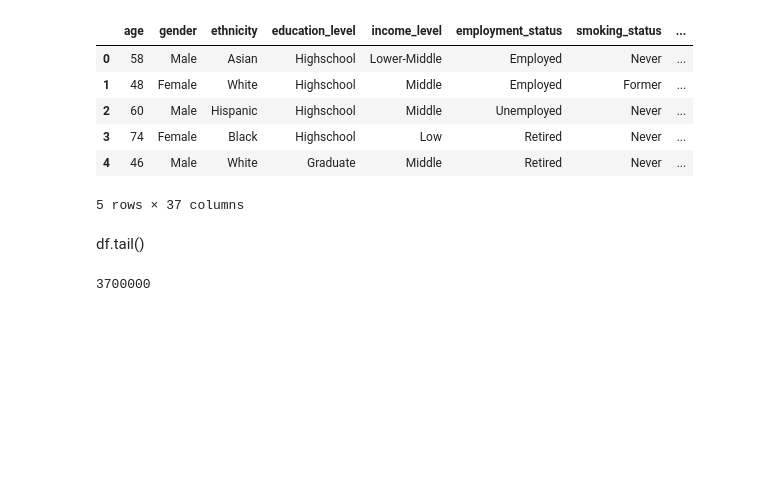
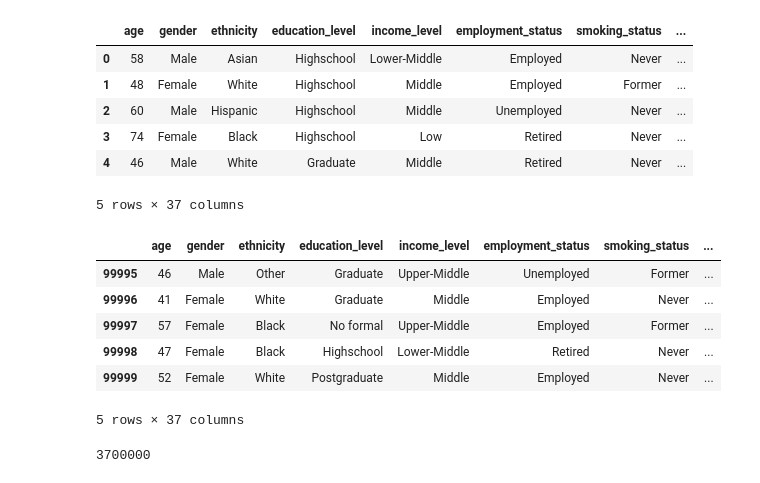
Before and after one commit to BrianP490/Type-2-Classifier, a Jupyter notebook: notebooks/analyze_data.ipynb, the cells around one changed output. Cells and saved outputs as stored; diff of their text form; code cells hidden in the pictures; blank space fills up the shorter version.

```diff
--- a/notebooks/analyze_data.ipynb
+++ b/notebooks/analyze_data.ipynb
@@ -68,8 +68,16 @@ df.head()
 | 3 | 74 | Female | Black | Highschool | Low | Retired | Never | ... |
 | 4 | 46 | Male | White | Graduate | Middle | Retired | Never | ... |
 5 rows × 37 columns
-# %% [markdown]
-df.tail()
+# %%
+df.tail()
+# %% [output]
+|  | age | gender | ethnicity | education_level | income_level | employment_status | smoking_status | ... |
+| 99995 | 46 | Male | Other | Graduate | Upper-Middle | Unemployed | Former | ... |
+| 99996 | 41 | Female | White | Graduate | Middle | Employed | Never | ... |
+| 99997 | 57 | Female | Black | No formal | Upper-Middle | Employed | Former | ... |
+| 99998 | 47 | Female | Black | Highschool | Lower-Middle | Retired | Never | ... |
+| 99999 | 52 | Female | White | Postgraduate | Middle | Employed | Never | ... |
+5 rows × 37 columns
 # %%
 df.size  # Amount of data points
 # %% [output]
```
Also changed, not shown: parts of 3 cells of this notebook, 3 other files.
